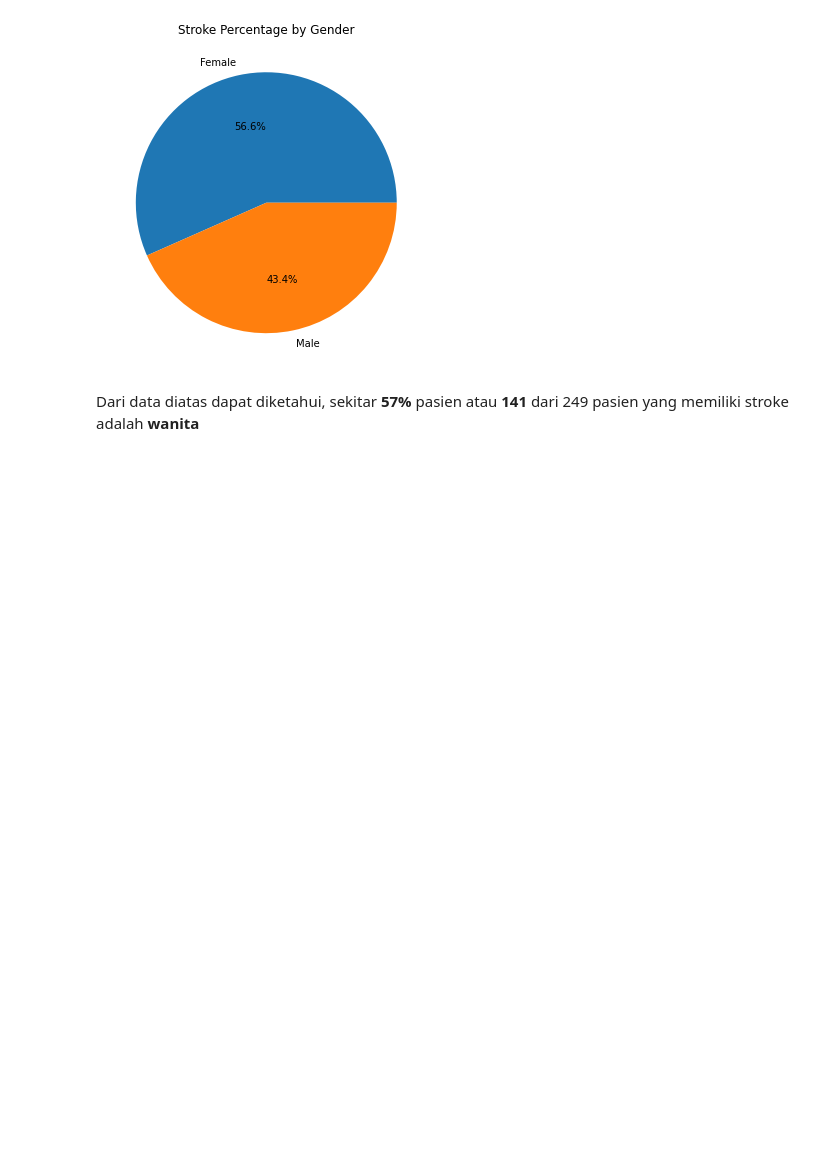
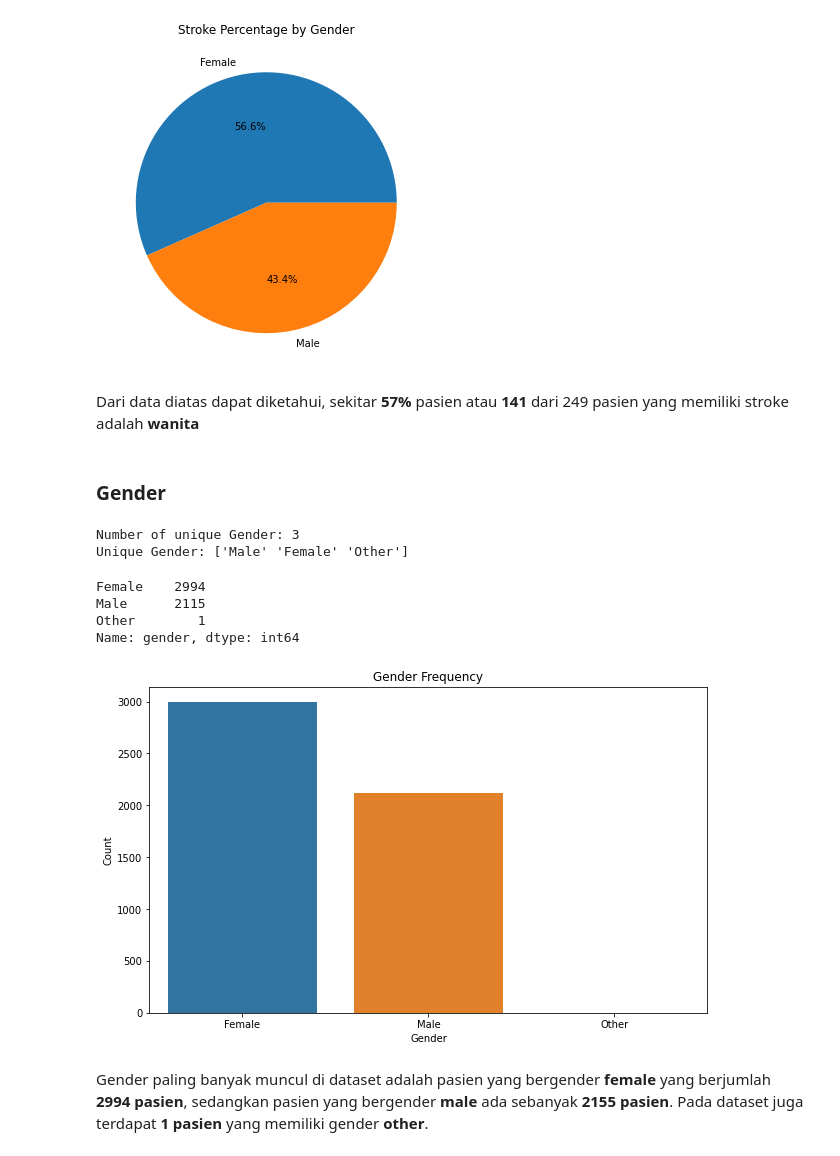
Before and after one commit to Penzragon/h8dsft_LogisticRegression, a Jupyter notebook: script.ipynb, the cells around one changed output. Drawn from its saved outputs; the diff is of its cells as text; code cells hidden in the pictures; blank space fills up the shorter version.

Commit message:
Add gender exploration

```diff
--- a/script.ipynb
+++ b/script.ipynb
@@ -201,3 +212,29 @@ plt.show()
 [figure]
 # %% [markdown]
 Dari data diatas dapat diketahui, sekitar **57%** pasien atau **141** dari 249 pasien yang memiliki stroke adalah **wanita**
+# %% [markdown]
+### Gender
+# %%
+print(f'Number of unique Gender: {stroke.gender.nunique()}')
+print(f'Unique Gender: {stroke.gender.unique()}')
+# %% [output]
+Number of unique Gender: 3
+Unique Gender: ['Male' 'Female' 'Other']
+# %%
+stroke.gender.value_counts()
+# %% [output]
+Female    2994
+Male      2115
+Other        1
+Name: gender, dtype: int64
+# %%
+plt.figure(figsize=(10, 6))
+sns.countplot(x='gender', data=stroke, order=stroke.gender.value_counts().sort_values(ascending=False).index)
+plt.title('Gender Frequency')
+plt.xlabel('Gender')
+plt.ylabel('Count')
+plt.show()
+# %% [output]
+[figure, added]
+# %% [markdown]
+Gender paling banyak muncul di dataset adalah pasien yang bergender **female** yang berjumlah **2994 pasien**, sedangkan pasien yang bergender **male** ada sebanyak **2155 pasien**. Pada dataset juga terdapat **1 pasien** yang memiliki gender **other**.
```
Also changed, not shown: parts of 3 cells of this notebook.
